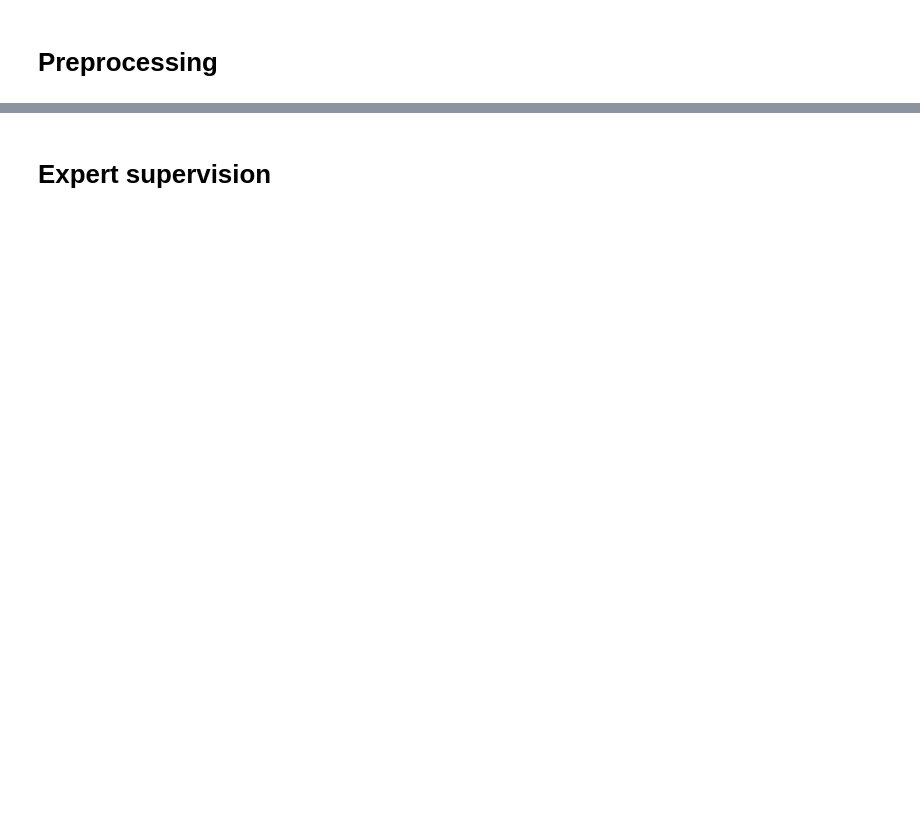
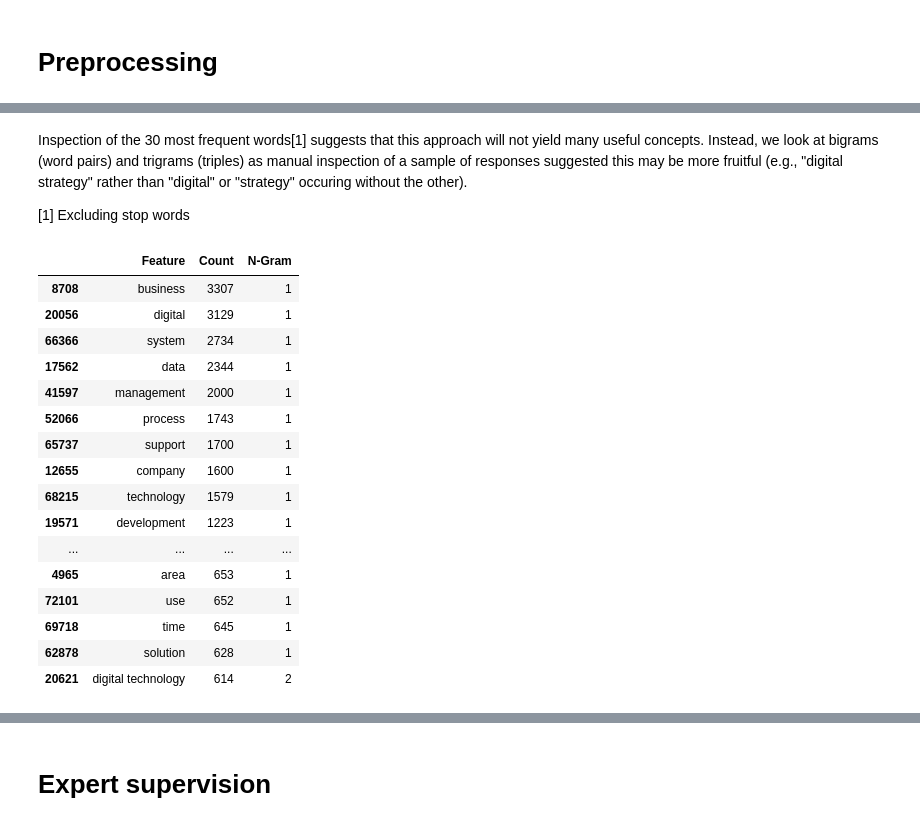
Before and after one commit to roughhawkbit/digi-inno-road-prod, a Jupyter notebook: analysis/6_BERT_approach.ipynb, the cells around one changed output, grey strips where cells are left out. Drawn from its saved outputs; the diff is of its cells as text; code cells hidden in the pictures; blank space fills up the shorter version.

Commit message:
Notebook 6 also count 2-grams and 3-grams

```diff
--- a/analysis/6_BERT_approach.ipynb
+++ b/analysis/6_BERT_approach.ipynb
@@ -136,0 +129,34 @@ features_df = pd.DataFrame({
+# %% [markdown]
+Inspection of the 30 most frequent words[1] suggests that this approach will not yield many useful concepts. Instead, we look at bigrams (word pairs) and trigrams (triples) as manual inspection of a sample of responses suggested this may be more fruitful (e.g., "digital strategy" rather than "digital" or "strategy" occuring without the other).
+
+[1] Excluding stop words
+# %%
+vectorizer = CountVectorizer(analyzer='word', ngram_range=(1,3))
+transform_array = vectorizer.fit_transform(sentences_df['Cleaned Sentence'])
+feature_names = vectorizer.get_feature_names_out()
+# %%
+features_df = pd.DataFrame({
+    "Feature": feature_names,
+    "Count": transform_array.sum(axis=0).getA1()
+})
+features_df['N-Gram'] = features_df['Feature'].apply(lambda feature: len(re_tokenizer.tokenize(feature)))
+# %%
+features_df.sort_values('Count', ascending=False)[:30]
+# %% [output]
+|  | Feature | Count | N-Gram |
+| 8708 | business | 3307 | 1 |
+| 20056 | digital | 3129 | 1 |
+| 66366 | system | 2734 | 1 |
+| 17562 | data | 2344 | 1 |
+| 41597 | management | 2000 | 1 |
+| 52066 | process | 1743 | 1 |
+| 65737 | support | 1700 | 1 |
+| 12655 | company | 1600 | 1 |
+| 68215 | technology | 1579 | 1 |
+| 19571 | development | 1223 | 1 |
+| ... | ... | ... | ... |
+| 4965 | area | 653 | 1 |
+| 72101 | use | 652 | 1 |
+| 69718 | time | 645 | 1 |
+| 62878 | solution | 628 | 1 |
+| 20621 | digital technology | 614 | 2 |
```
Also changed, not shown: parts of 5 cells of this notebook.
